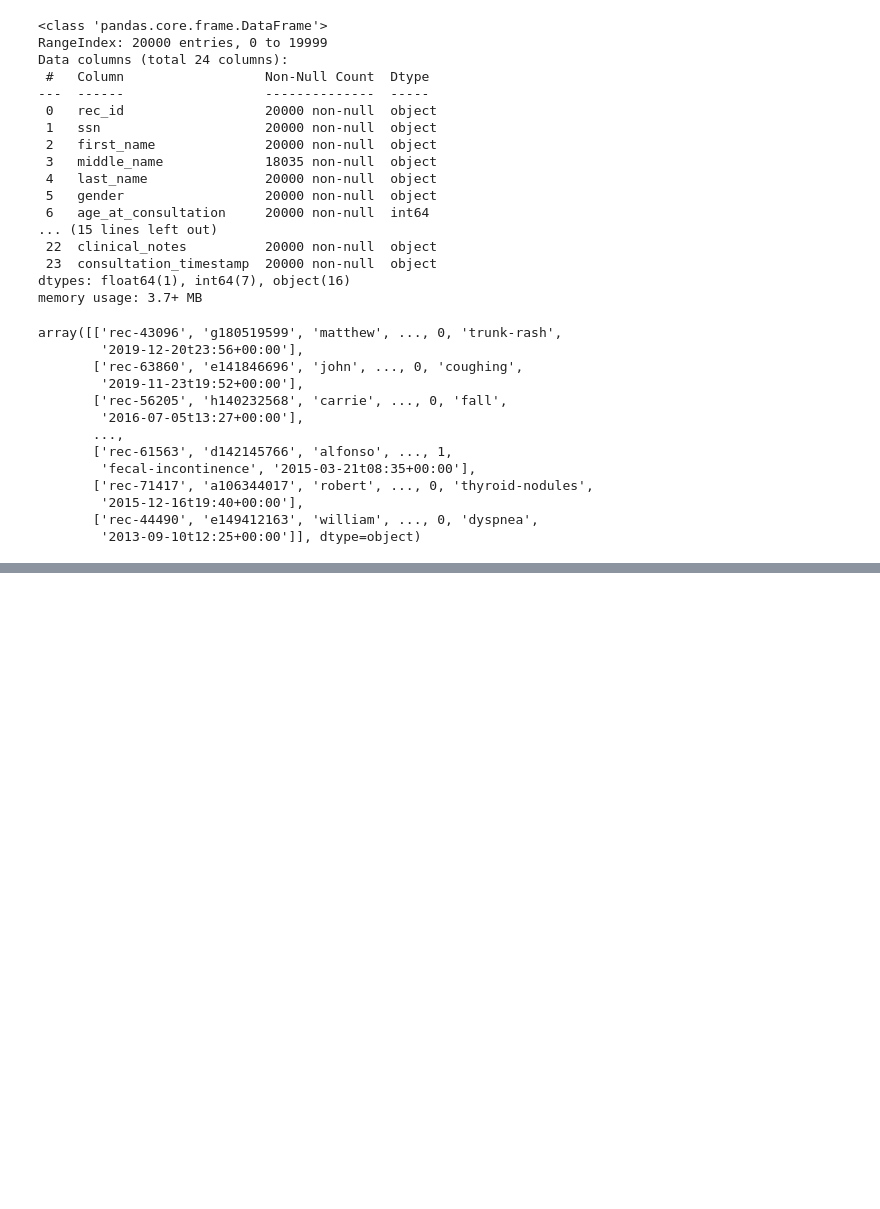
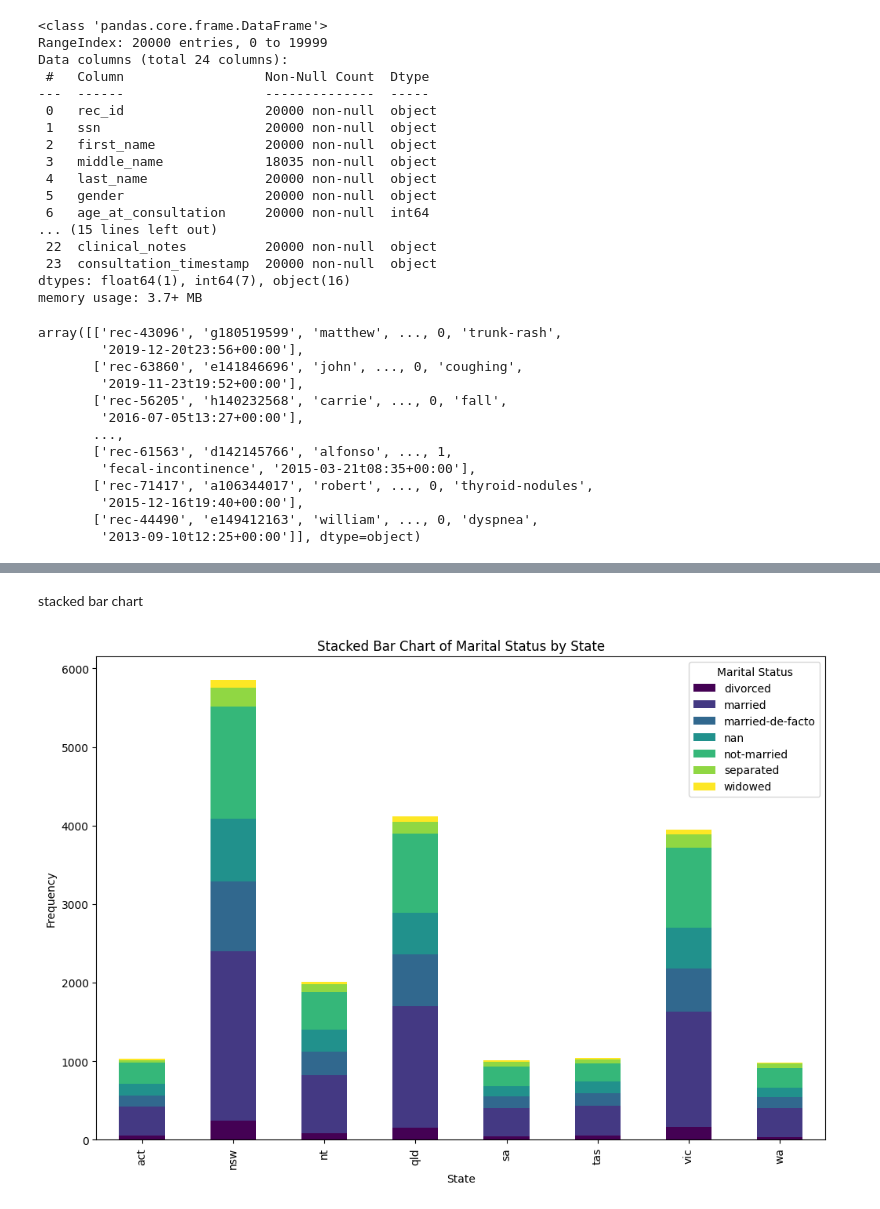
Before and after one commit to OMEN-Watson/DataWrangleCourse, a Jupyter notebook: A1/testJupyter.ipynb, the cells around one changed output, grey strips where cells are left out. Saved outputs shown, nothing was run; the diff lists cells and outputs as text; code cells hidden in the pictures; blank space fills up the shorter version.

```diff
--- a/A1/testJupyter.ipynb
+++ b/A1/testJupyter.ipynb
@@ -115,0 +258,12 @@ array([['rec-43096', 'g180519599', 'matthew', ..., 0, 'trunk-rash',
+# %% [markdown]
+stacked bar chart
+# %%
+# Plotting a stacked bar chart
+cross_tab.plot(kind='bar', stacked=True, figsize=(12, 8), colormap='viridis')
+plt.title('Stacked Bar Chart of Marital Status by State')
+plt.xlabel('State')
+plt.ylabel('Frequency')
+plt.legend(title='Marital Status')
+plt.show()
+# %% [output]
+[figure, added]
```
Also changed, not shown: parts of 16 cells of this notebook, 3 other files.
